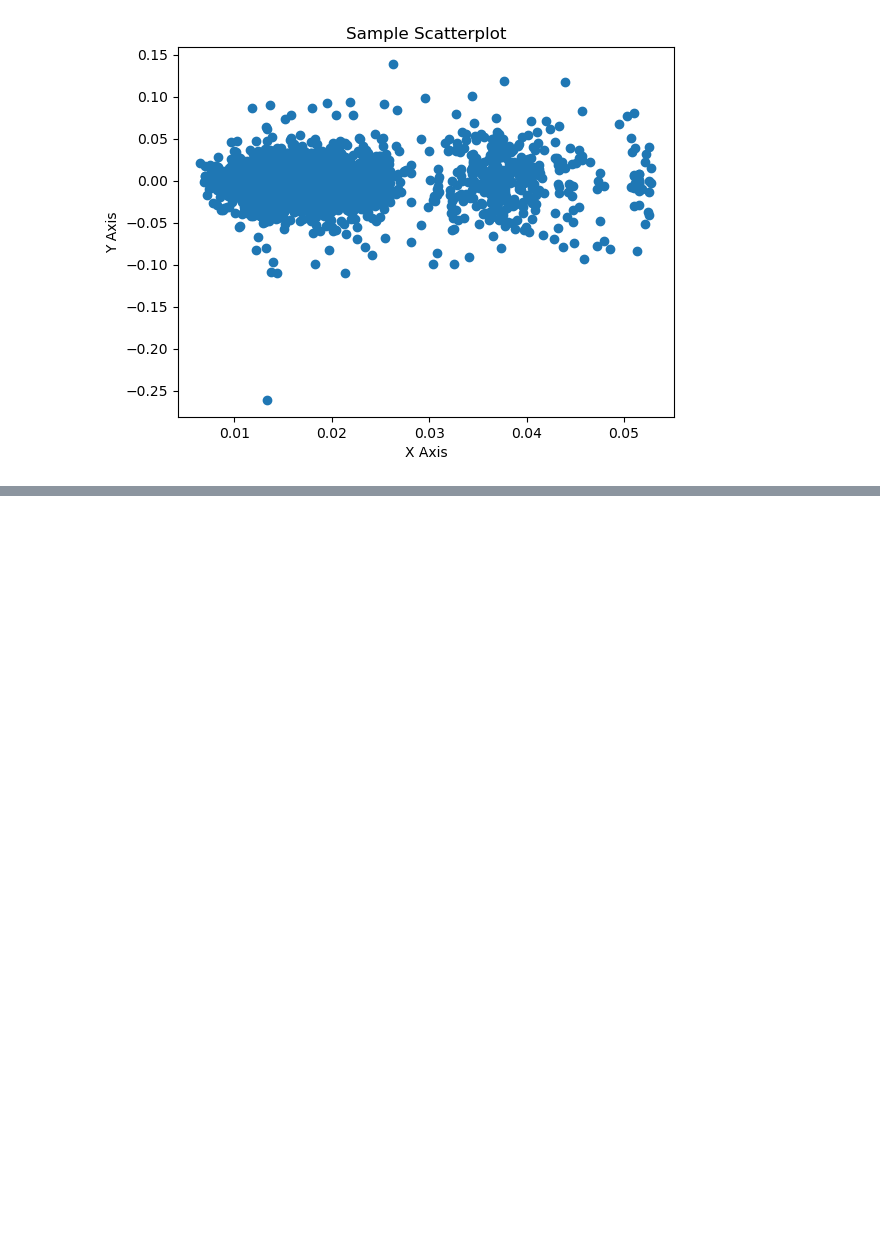
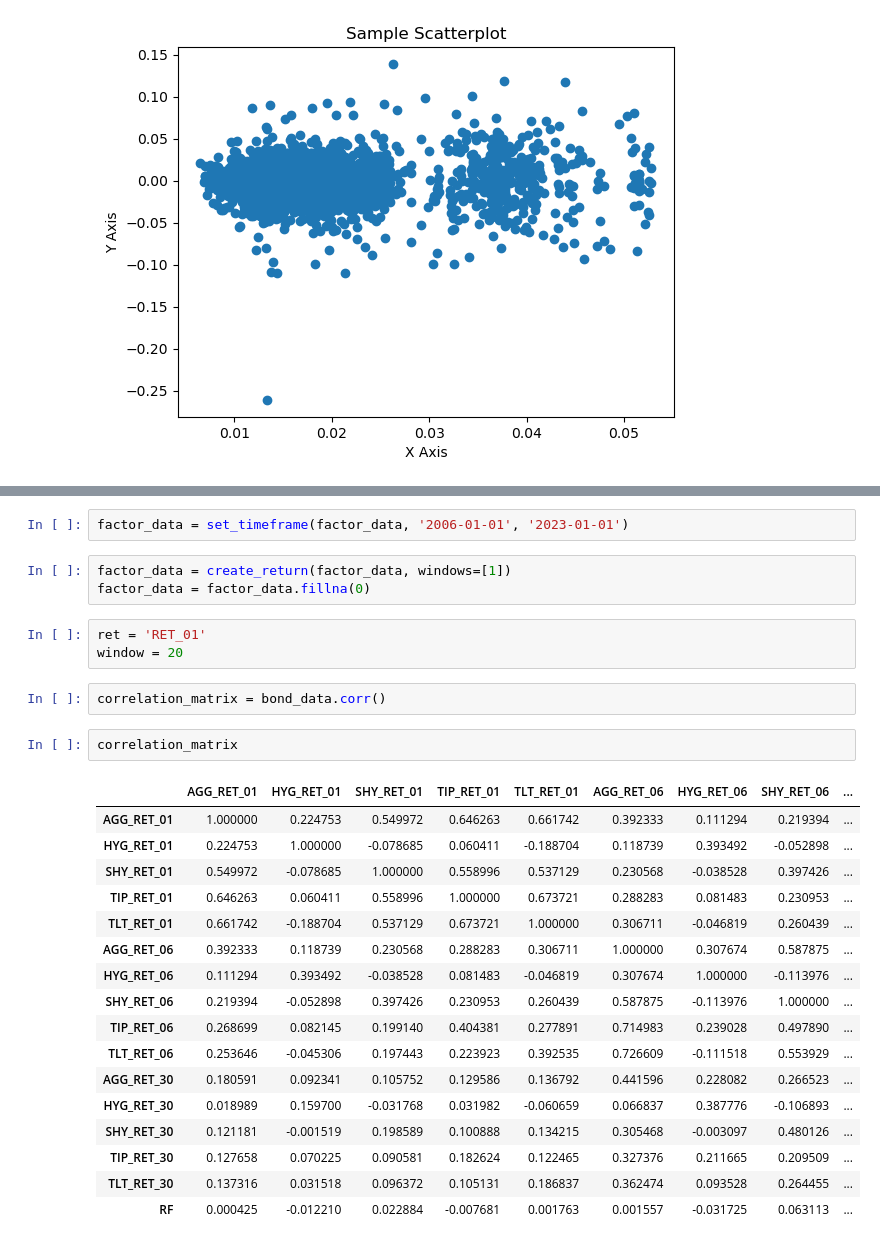
Before and after one commit to jfan1256/algofacto, a Jupyter notebook: sanity.ipynb, the cells around one changed output, grey strips where cells are left out. Cells and saved outputs as stored; diff of their text form; blank space fills up the shorter version.

```diff
--- a/sanity.ipynb
+++ b/sanity.ipynb
@@ -196,0 +218,30 @@ Text(0, 0.5, 'Y Axis')
+# %%
+factor_data = set_timeframe(factor_data, '2006-01-01', '2023-01-01')
+# %%
+factor_data = create_return(factor_data, windows=[1])
+factor_data = factor_data.fillna(0)
+# %%
+ret = 'RET_01'
+window = 20
+# %%
+correlation_matrix = bond_data.corr()
+# %%
+correlation_matrix
+# %% [output]
+|  | AGG_RET_01 | HYG_RET_01 | SHY_RET_01 | TIP_RET_01 | TLT_RET_01 | AGG_RET_06 | HYG_RET_06 | SHY_RET_06 | ... |
+| AGG_RET_01 | 1.000000 | 0.224753 | 0.549972 | 0.646263 | 0.661742 | 0.392333 | 0.111294 | 0.219394 | ... |
+| HYG_RET_01 | 0.224753 | 1.000000 | -0.078685 | 0.060411 | -0.188704 | 0.118739 | 0.393492 | -0.052898 | ... |
+| SHY_RET_01 | 0.549972 | -0.078685 | 1.000000 | 0.558996 | 0.537129 | 0.230568 | -0.038528 | 0.397426 | ... |
+| TIP_RET_01 | 0.646263 | 0.060411 | 0.558996 | 1.000000 | 0.673721 | 0.288283 | 0.081483 | 0.230953 | ... |
+| TLT_RET_01 | 0.661742 | -0.188704 | 0.537129 | 0.673721 | 1.000000 | 0.306711 | -0.046819 | 0.260439 | ... |
+| AGG_RET_06 | 0.392333 | 0.118739 | 0.230568 | 0.288283 | 0.306711 | 1.000000 | 0.307674 | 0.587875 | ... |
+| HYG_RET_06 | 0.111294 | 0.393492 | -0.038528 | 0.081483 | -0.046819 | 0.307674 | 1.000000 | -0.113976 | ... |
+| SHY_RET_06 | 0.219394 | -0.052898 | 0.397426 | 0.230953 | 0.260439 | 0.587875 | -0.113976 | 1.000000 | ... |
+| TIP_RET_06 | 0.268699 | 0.082145 | 0.199140 | 0.404381 | 0.277891 | 0.714983 | 0.239028 | 0.497890 | ... |
+| TLT_RET_06 | 0.253646 | -0.045306 | 0.197443 | 0.223923 | 0.392535 | 0.726609 | -0.111518 | 0.553929 | ... |
+| AGG_RET_30 | 0.180591 | 0.092341 | 0.105752 | 0.129586 | 0.136792 | 0.441596 | 0.228082 | 0.266523 | ... |
+| HYG_RET_30 | 0.018989 | 0.159700 | -0.031768 | 0.031982 | -0.060659 | 0.066837 | 0.387776 | -0.106893 | ... |
+| SHY_RET_30 | 0.121181 | -0.001519 | 0.198589 | 0.100888 | 0.134215 | 0.305468 | -0.003097 | 0.480126 | ... |
+| TIP_RET_30 | 0.127658 | 0.070225 | 0.090581 | 0.182624 | 0.122465 | 0.327376 | 0.211665 | 0.209509 | ... |
+| TLT_RET_30 | 0.137316 | 0.031518 | 0.096372 | 0.105131 | 0.186837 | 0.362474 | 0.093528 | 0.264455 | ... |
+| RF | 0.000425 | -0.012210 | 0.022884 | -0.007681 | 0.001763 | 0.001557 | -0.031725 | 0.063113 | ... |
```
Also changed, not shown: parts of 7 cells of this notebook, 27 other files.
